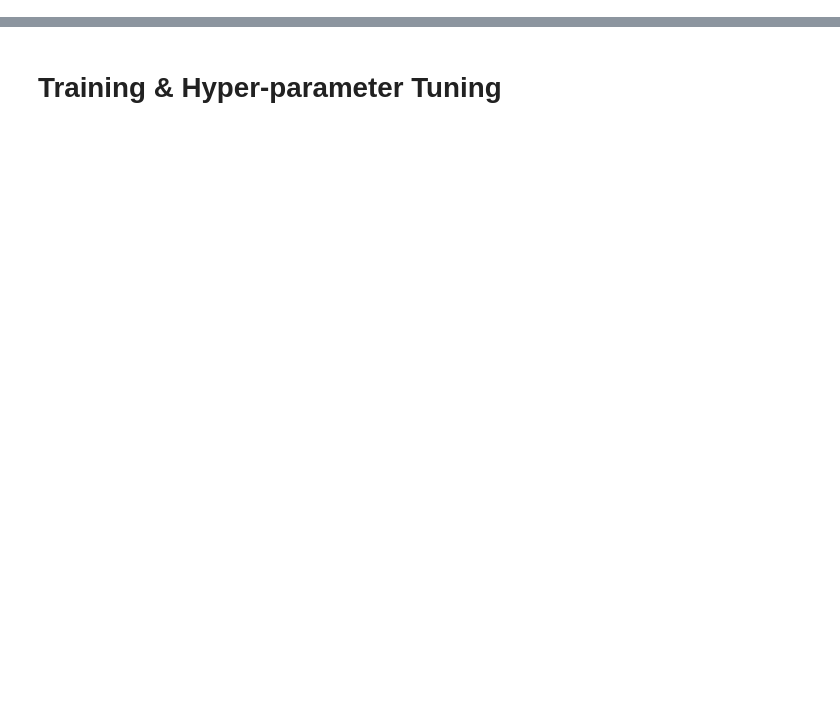
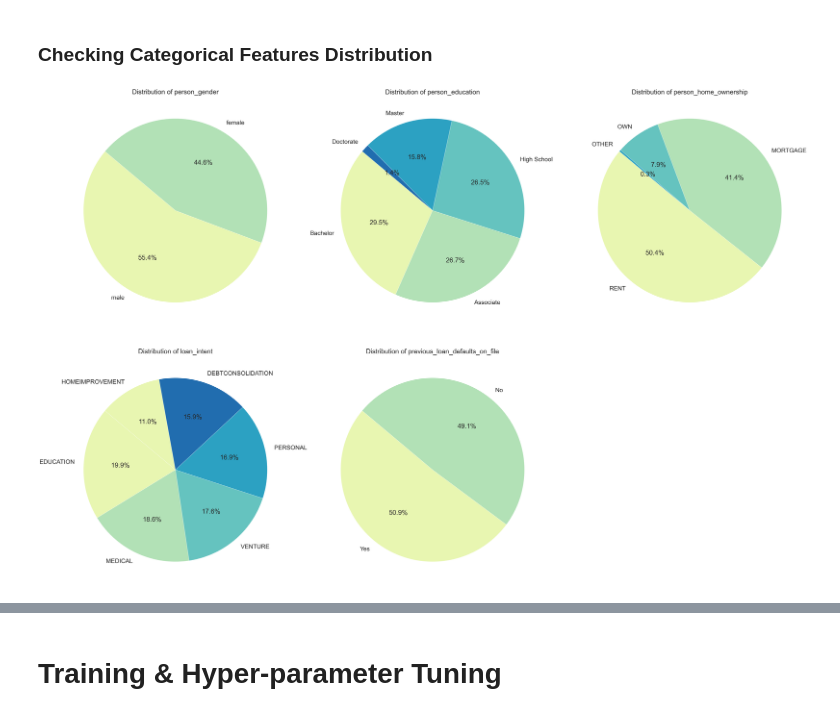
Before and after one commit to hienvm/ml-team1, a Jupyter notebook: final_model.ipynb, the cells around one changed output, grey strips where cells are left out. Cells and saved outputs as stored; diff of their text form; code cells hidden in the pictures; blank space fills up the shorter version.

```diff
--- a/final_model.ipynb
+++ b/final_model.ipynb
@@ -45,0 +118,16 @@ X_train
+# %% [markdown]
+### Checking Categorical Features Distribution
+# %%
+colors = sns.color_palette('YlGnBu')[0:5]
+i = 1
+plt.figure(figsize=(60, 40))
+for name in cat_cols:
+    plt.subplot(2, 3, i)
+    train_df[name].value_counts().plot.pie(autopct='%1.1f%%', colors=colors, startangle=140)
+    plt.title(f'Distribution of {name}')
+    plt.ylabel('')
+    i += 1
+plt.tight_layout()
+plt.show()
+# %% [output]
+[figure, added]
```
Also changed, not shown: parts of 63 cells of this notebook, 5 other files.
